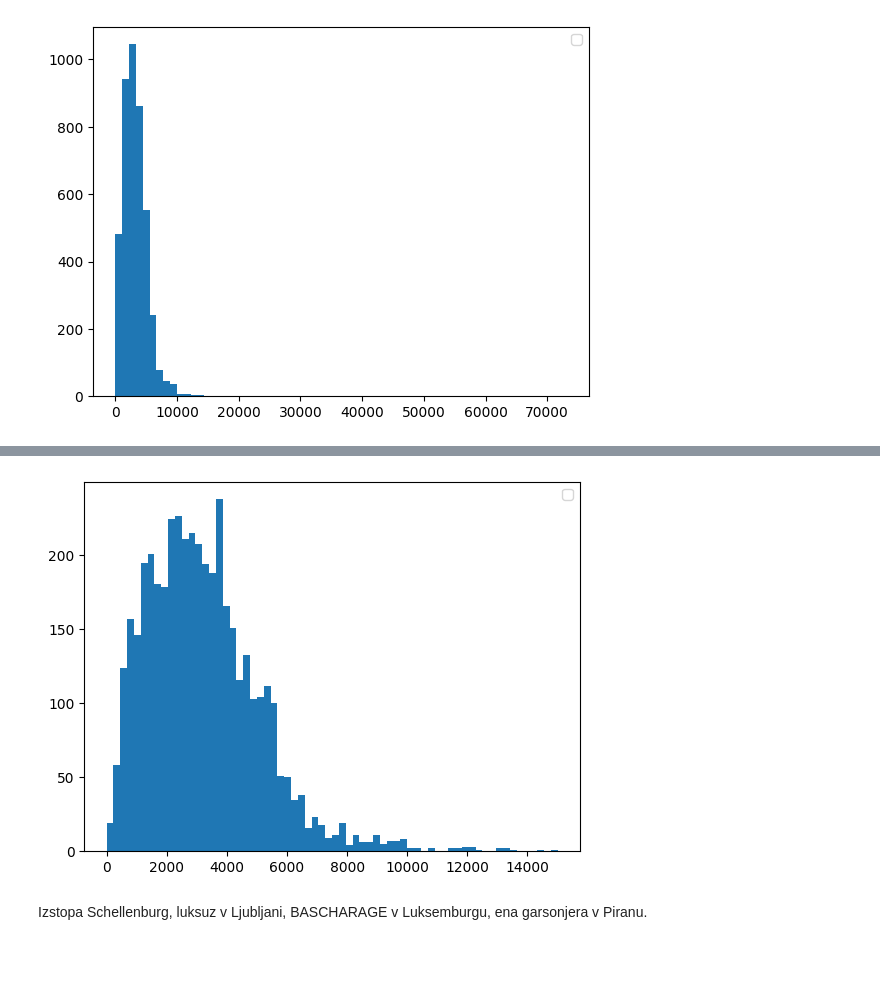
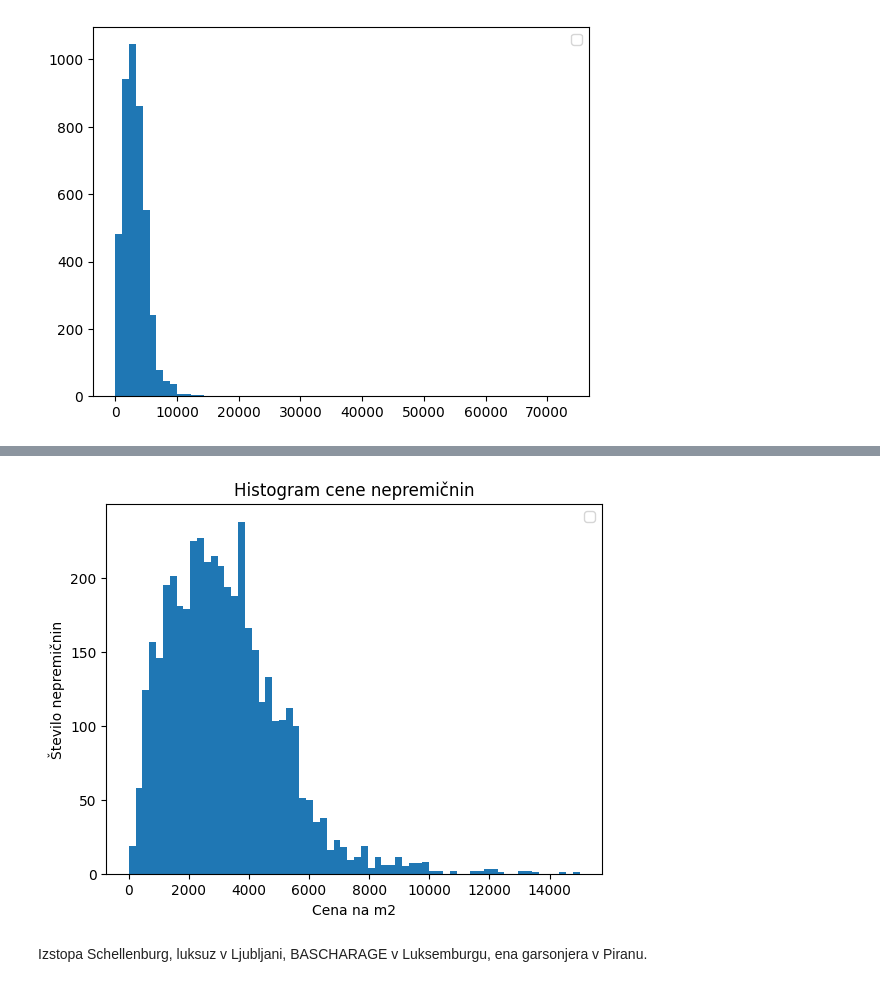
Before and after one commit to tthuma1/PR251, a Jupyter notebook: src/vizualizacije.ipynb, the cells around one changed output, grey strips where cells are left out. Cells and saved outputs as stored; diff of their text form; code cells hidden in the pictures; blank space fills up the shorter version.

```diff
--- a/src/vizualizacije.ipynb
+++ b/src/vizualizacije.ipynb
@@ -262,10 +262,13 @@ hs_df.sort_values("cena_na_m2", ascending=False).head(10)
 # %%
 hs_df = hs_df[hs_df["cena_na_m2"] <= 15000]
 plt.figure()
 plt.hist(hs_df["cena_na_m2"], bins="sqrt")
+plt.title('Histogram cene nepremičnin')
+plt.xlabel('Cena na m2')
+plt.ylabel('Število nepremičnin')
 plt.legend();
 # %% [output]
-[figure, old version]
+[figure, new version]
 # %% [markdown]
 Izstopa Schellenburg, luksuz v Ljubljani, BASCHARAGE v Luksemburgu, ena garsonjera v Piranu.
 # %%
```
Also changed, not shown: parts of 5 cells of this notebook, 1 other file.
